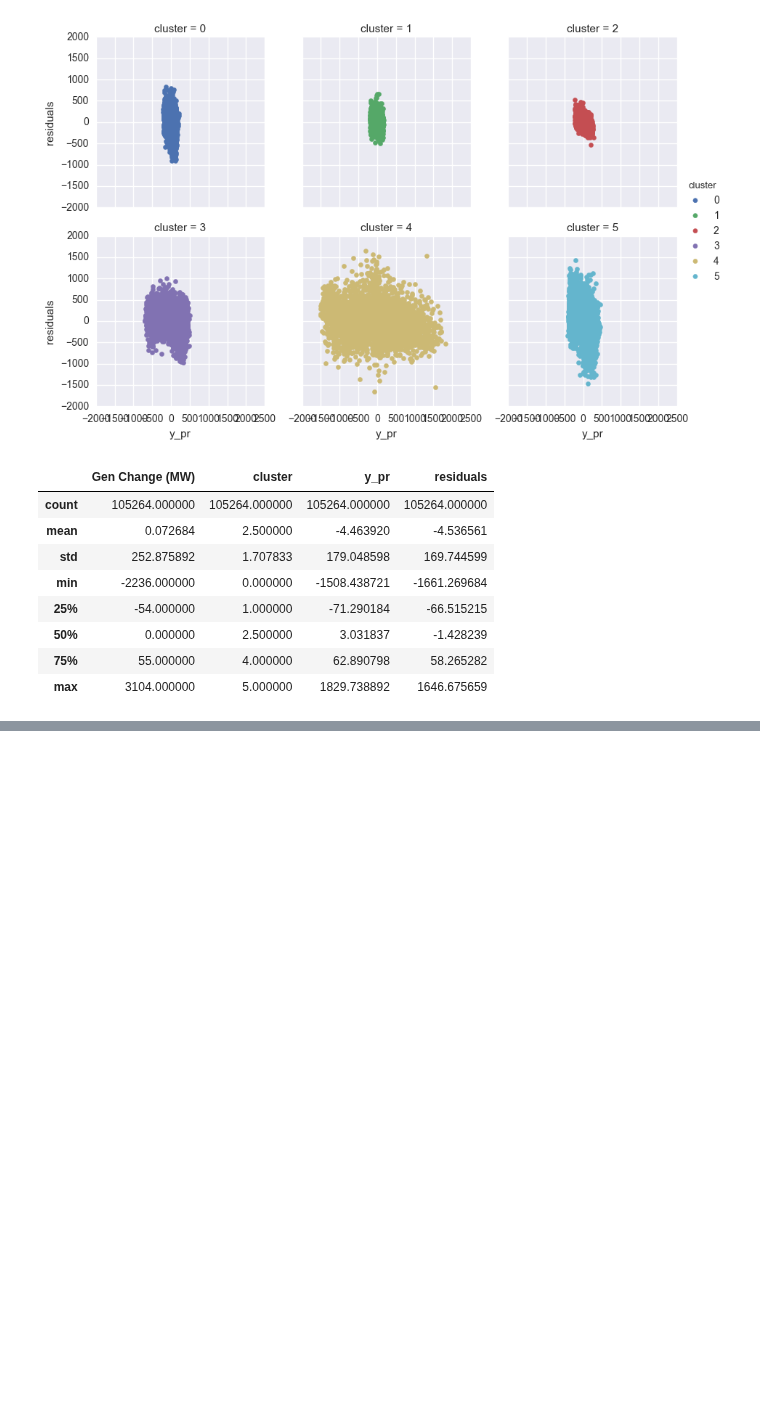
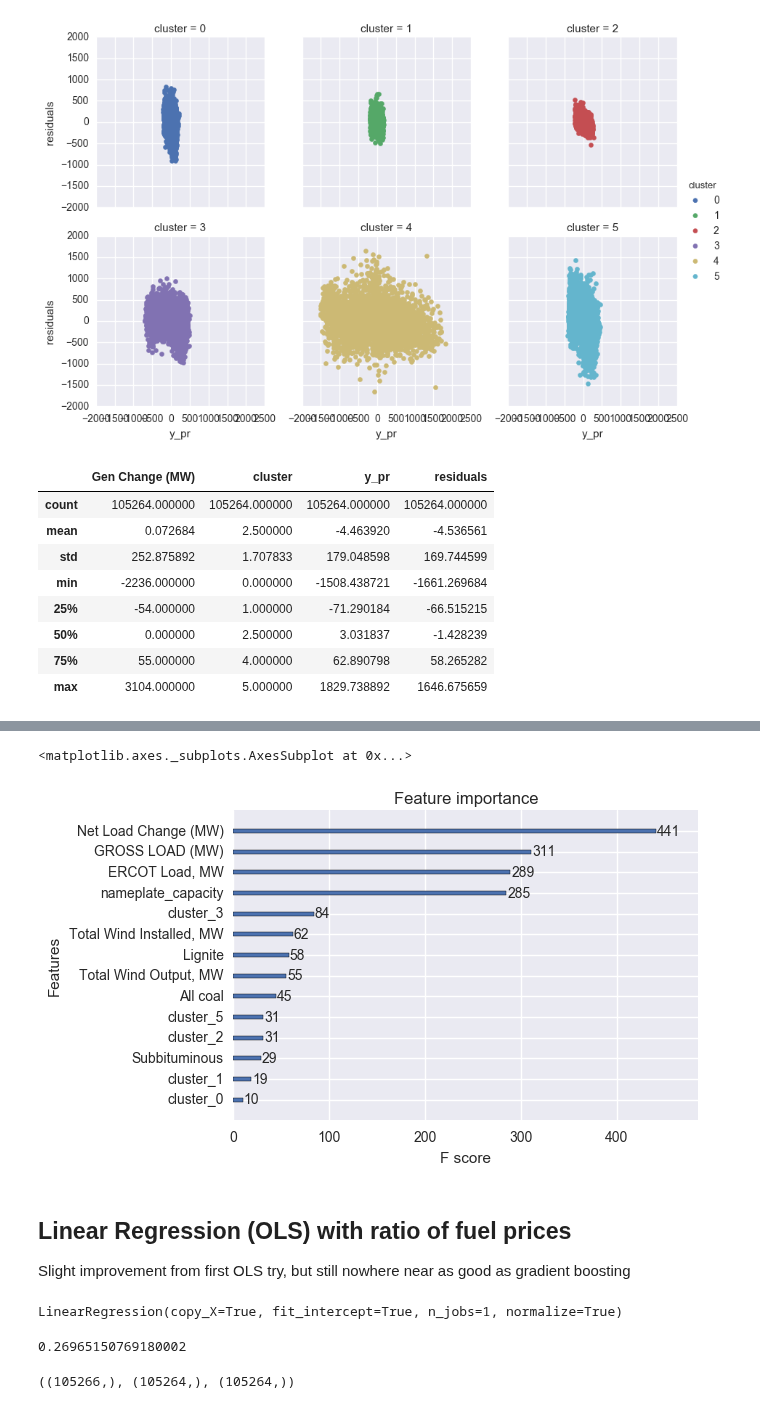
Before and after one commit to gschivley/ERCOT_power, a Jupyter notebook: Prediction model/Prediction models - XGBoost.ipynb, the cells around one changed output, grey strips where cells are left out. Cells and saved outputs as stored; diff of their text form; code cells hidden in the pictures; blank space fills up the shorter version.

```diff
--- a/Prediction model/Prediction models - XGBoost.ipynb
+++ b/Prediction model/Prediction models - XGBoost.ipynb
@@ -467,0 +479,9 @@ y_xgb_resids.describe()
+# %%
+X_train_ratio = X_train.copy()
+X_va_ratio = X_va.copy()
+for fuel in ['All coal', 'Lignite', 'Subbituminous']:
+    X_train_ratio.loc[:,fuel] = X_train_ratio.loc[:,fuel].values/X_train_ratio.loc[:,'NG Price ($/mcf)'].values
+    X_va_ratio.loc[:,fuel] = X_va.loc[:,fuel]/X_va.loc[:,'NG Price ($/mcf)']
+
+X_train_ratio.drop('NG Price ($/mcf)', axis=1, inplace=True)
+X_va_ratio.drop('NG Price ($/mcf)', axis=1, inplace=True)
@@ -467,0 +506,2 @@ y_xgb_resids.describe()
+# %%
+xgb_ratio = XGBRegressor(n_estimators=250, reg_alpha=0.1)
@@ -467,0 +550,17 @@ y_xgb_resids.describe()
+# %%
+plot_importance(xgb_ratio)
+# %% [output]
+<matplotlib.axes._subplots.AxesSubplot at 0x...>
+[figure, added]
+# %% [markdown]
+## Linear Regression (OLS) with ratio of fuel prices
+Slight improvement from first OLS try, but still nowhere near as good as gradient boosting
+# %%
+lm = LinearRegression(normalize=True)
+lm.fit(X_train_ratio, y_train)
+# %% [output]
+LinearRegression(copy_X=True, fit_intercept=True, n_jobs=1, normalize=True)
+# %%
+lm.score(X_va_ratio, y_va)
+# %% [output]
+0.26965150769180002
@@ -467,0 +569,4 @@ y_xgb_resids.describe()
+# %%
+y_va.values.shape, y_pr.shape, X.loc[X['Year'].isin([2012, 2013]),'cluster'].values.shape
+# %% [output]
+((105266,), (105264,), (105264,))
```
Also changed, not shown: parts of 17 cells of this notebook.
